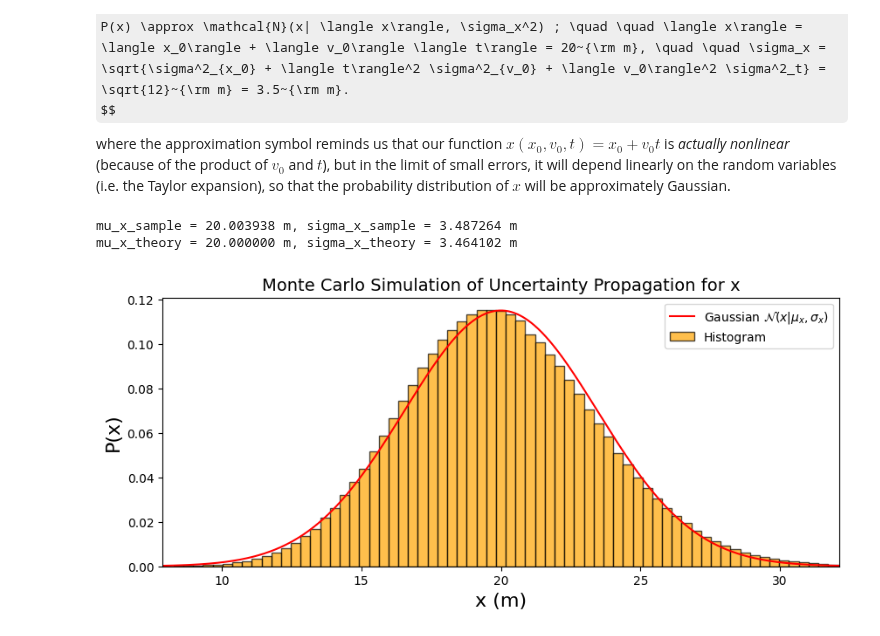
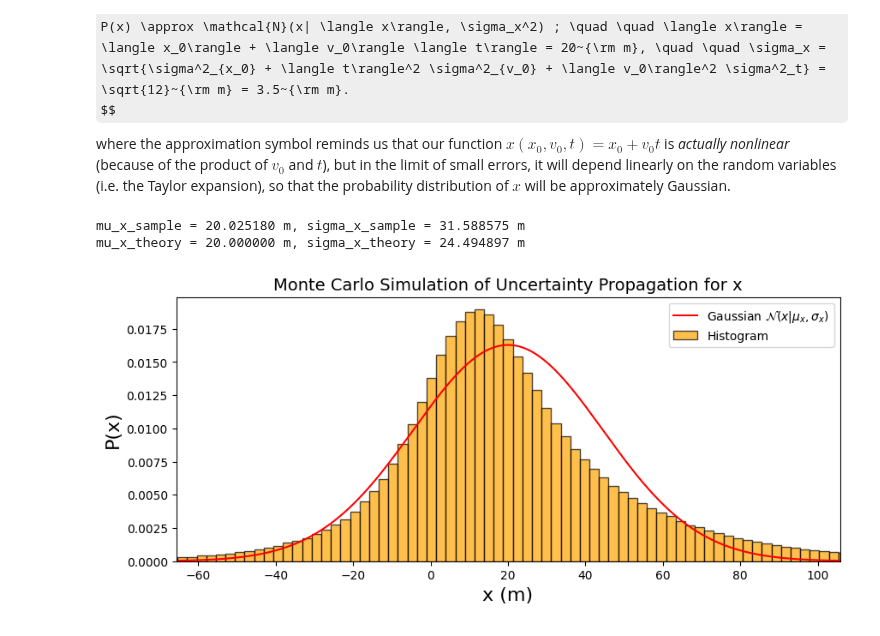
Before and after one commit to enigma-igm/Phys29, a Jupyter notebook: Phys29/lectures/Week9/01_error_propagation.ipynb, the cells around one changed output. Cells and saved outputs as stored; diff of their text form; code cells hidden in the pictures; some formulas as TeX source.

```diff
--- a/Phys29/lectures/Week9/01_error_propagation.ipynb
+++ b/Phys29/lectures/Week9/01_error_propagation.ipynb
@@ -190,9 +190,9 @@ seed = 42
 rng = np.random.default_rng(seed)
 
 # Define the means and standard deviations of the distributions
-mu_x0, sigma_x0 = 10, 2
-mu_v0, sigma_v0 = 5,  1
-mu_t, sigma_t = 2, 0.4
+mu_x0, sigma_x0 = 10, 10
+mu_v0, sigma_v0 = 5,  5
+mu_t, sigma_t = 2, 4
 
 # Generate samples from the distributions
 x0_samples = rng.normal(mu_x0, sigma_x0, 1000000)
@@ -212,33 +212,33 @@ mu_x_sample = np.mean(x_samples)
 sigma_x_sample = np.std(x_samples)
 
 # Compute the histogram of the realizations of the mesurement process, x_samples
 bins = np.linspace(mu_x_theory - 5*sigma_x_theory, mu_x_theory + 5*sigma_x_theory, 100) # choose the bins for the histogram
 counts, _ = np.histogram(x_samples, bins=bins, density=True)
 
 
 # Plot the histogram and the Gaussian distribution function
 fig, ax = plt.subplots(figsize=(10, 4))
 # Plot the histogram
 ax.bar(bins[:-1], counts, width=np.diff(bins), align='edge', color='orange', alpha=0.7, edgecolor='black', label='Histogram')
 
 # Compute the Gaussian distribution function on a finer grid, using scipy.stats. Recall that this is only approximate.
 x_fine = np.linspace(mu_x_theory - 5*sigma_x_theory, mu_x_theory + 5*sigma_x_theory, 1000)
 gaussian = stats.norm.pdf(x_fine, loc=mu_x_theory, scale=sigma_x_theory)
 
 # Plot the Gaussian distribution function
 ax.plot(x_fine, gaussian, 'r-', label=r'Gaussian $\mathcal{N}(x|\mu_x, \sigma_x)$')
 ax.set_xlim(mu_x_theory - 3.5*sigma_x_theory, mu_x_theory + 3.5*sigma_x_theory)
 
 # Add labels and legend
 ax.set_xlabel('x (m)', fontsize=16)
 ax.set_ylabel('P(x)', fontsize=16)
 ax.set_title('Monte Carlo Simulation of Uncertainty Propagation for x', fontsize=14)
 plt.legend()
 
 # Print the results
 print(f"mu_x_sample = {mu_x_sample:.6f} m, sigma_x_sample = {sigma_x_sample:.6f} m")
 print(f"mu_x_theory = {mu_x_theory:.6f} m, sigma_x_theory = {sigma_x_theory:.6f} m")
 # %% [output]
-mu_x_sample = 20.003938 m, sigma_x_sample = 3.487264 m
-mu_x_theory = 20.000000 m, sigma_x_theory = 3.464102 m
+mu_x_sample = 20.025180 m, sigma_x_sample = 31.588575 m
+mu_x_theory = 20.000000 m, sigma_x_theory = 24.494897 m
-[figure, old version]
+[figure, new version]
```
Also changed, not shown: 2 other files.
